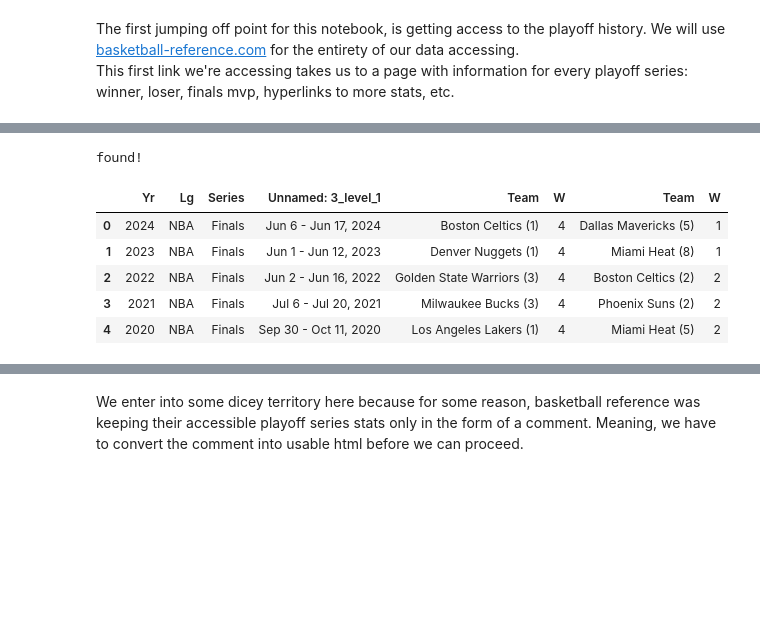
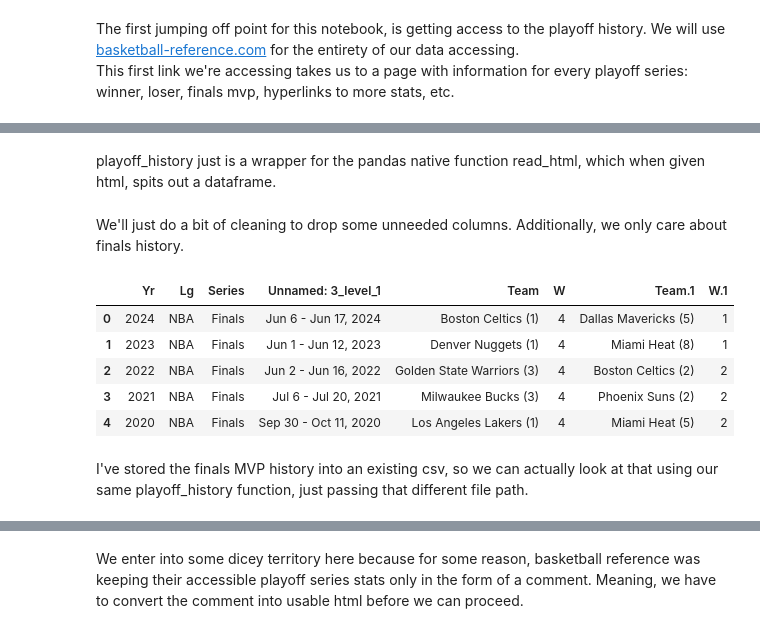
Before and after one commit to NFordUMass/finalsmvp, a Jupyter notebook: finalsmvp.ipynb, the cells around one changed output, grey strips where cells are left out. Saved outputs shown, nothing was run; the diff lists cells and outputs as text; code cells hidden in the pictures; blank space fills up the shorter version.

```diff
--- a/finalsmvp.ipynb
+++ b/finalsmvp.ipynb
@@ -16,8 +16,7 @@ success!
 Here we'll set up the paths to the data we will access throughout.
 # %%
 DIR = 'series'
-DIR2 = 'html_tables'
-DIR3 = 'csvs'
+DIR2 = 'csvs'
 # %% [markdown]
 The first jumping off point for this notebook, is getting access to the playoff history.  We will use [basketball-reference.com](https://www.basketball-reference.com) for the entirety of our data accessing. \
 This first link we're accessing takes us to a page with information for every playoff series: winner, loser, finals mvp, hyperlinks to more stats, etc.
@@ -37,18 +36,29 @@ def get_html_table():
     bs = BeautifulSoup(text, 'html.parser')
     table = bs.find(id = 'div_playoffs_series')
     return table
+# %% [markdown]
+playoff_history just is a wrapper for the pandas native function read_html, which when given html, spits out a dataframe.
 # %%
-def read_df(url,header_col=False):
-    text = save(url,DIR)
-    bs = BeautifulSoup(text, 'html.parser')
-    df = pd.read_html(url)[0]
-    if header_col: df.columns = df.columns.get_level_values(1)
+def playoff_history(url,header_col=False):
+    p = os.path.join(DIR2, name_csv(url))
+    if not(os.path.exists(p)):
+        text = save(url,DIR2)
+        bs = BeautifulSoup(text, 'html.parser')
+        df = pd.read_html(url)[0]
+        if header_col: df.columns = df.columns.get_level_values(1)
+        df.to_csv(p,index=True)
+    else :
+        df = pd.read_csv(p,index_col=0)
     return df
+# %%
+url = "https://www.basketball-reference.com/playoffs/series.html"
+t = playoff_history(url,True)
+# %% [markdown]
+We'll just do a bit of cleaning to drop some unneeded columns.  Additionally, we only care about finals history.
 # %%
-def finals_df():
+def playoff_history_cleaned():
     url = "https://www.basketball-reference.com/playoffs/series.html"
-    df = read_df(url,True)
-    # df.columns = df.columns.get_level_values(1)
+    df = playoff_history(url,True)
     df.drop(df.columns[[4,7,10,-2,-1]], axis=1, inplace=True)
     df['Yr'] = pd.to_numeric(df['Yr'], errors='coerce').fillna(0).astype(int)
     df = df[df['Lg'].str.contains('NBA', na=False)].reset_index(drop=True)
@@ -58,14 +68,15 @@ def finals_df():
     df = df[~df['Series'].str.contains('Div', na=False)].reset_index(drop=True)
     return df
 # %%
-finals_df().head(5)
+playoff_history_cleaned().head(5)
 # %% [output]
-found!
-|  | Yr | Lg | Series | Unnamed: 3_level_1 | Team | W | Team | W |
+|  | Yr | Lg | Series | Unnamed: 3_level_1 | Team | W | Team.1 | W.1 |
 | 0 | 2024 | NBA | Finals | Jun 6 - Jun 17, 2024 | Boston Celtics (1) | 4 | Dallas Mavericks (5) | 1 |
 | 1 | 2023 | NBA | Finals | Jun 1 - Jun 12, 2023 | Denver Nuggets (1) | 4 | Miami Heat (8) | 1 |
 | 2 | 2022 | NBA | Finals | Jun 2 - Jun 16, 2022 | Golden State Warriors (3) | 4 | Boston Celtics (2) | 2 |
 | 3 | 2021 | NBA | Finals | Jul 6 - Jul 20, 2021 | Milwaukee Bucks (3) | 4 | Phoenix Suns (2) | 2 |
 | 4 | 2020 | NBA | Finals | Sep 30 - Oct 11, 2020 | Los Angeles Lakers (1) | 4 | Miami Heat (5) | 2 |
+# %% [markdown]
+I've stored the finals MVP history into an existing csv, so we can actually look at that using our same playoff_history function, just passing that different file path.
 # %%
 url = 'https://www.basketball-reference.com/awards/finals_mvp.html'
```
Also changed, not shown: parts of 36 cells of this notebook, 59 other files.
